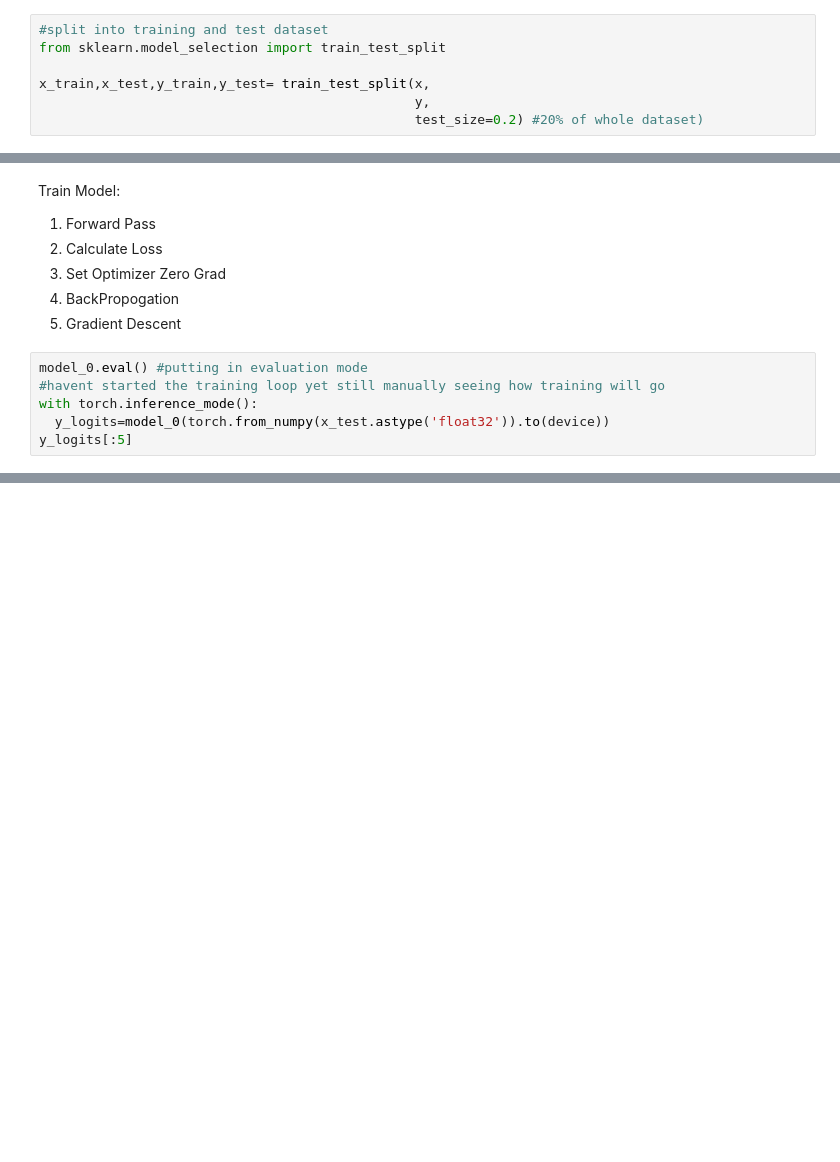
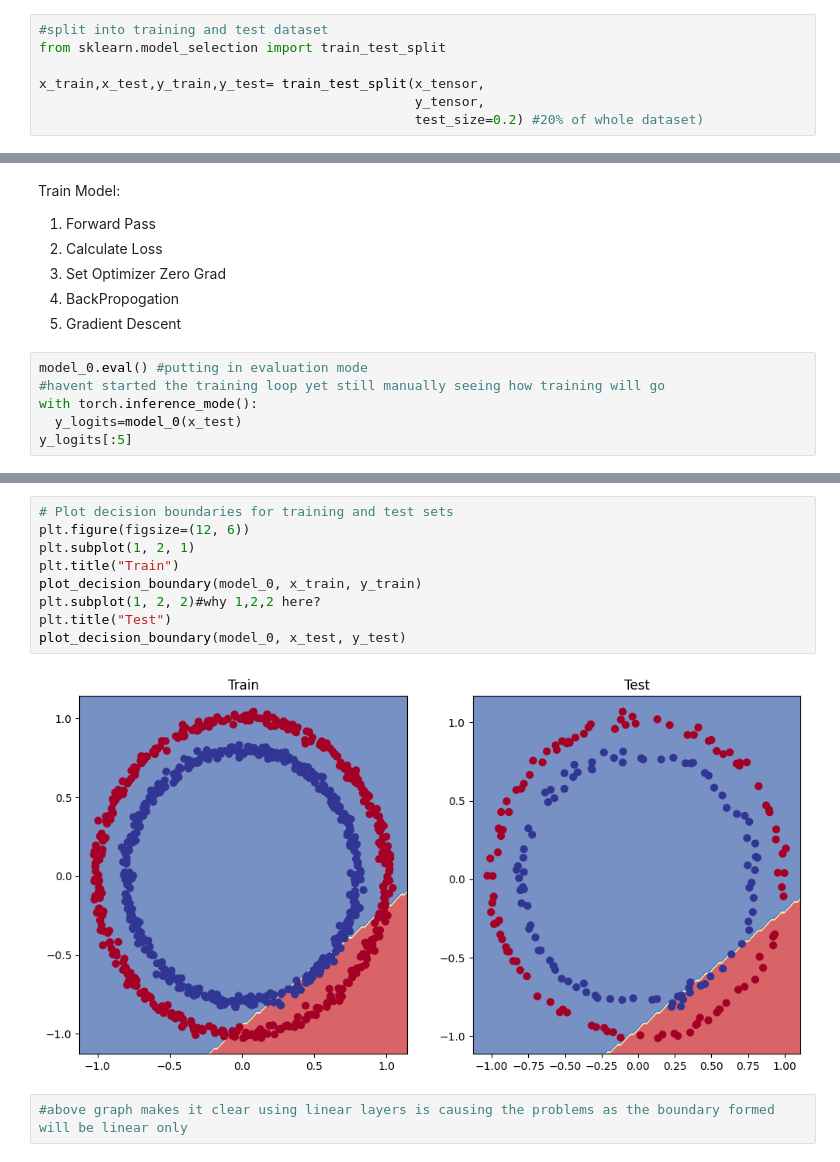
Before and after one commit to FrodoBaggins87/Neural_Networks, a Jupyter notebook: Classification.ipynb, the cells around one changed output, grey strips where cells are left out. Saved outputs shown, nothing was run; the diff lists cells and outputs as text; blank space fills up the shorter version.

```diff
--- a/Classification.ipynb
+++ b/Classification.ipynb
@@ -54,8 +84,8 @@ type(x_tensor),type(y_tensor),x_tensor.dtype,y_tensor.dtype
 #split into training and test dataset
 from sklearn.model_selection import train_test_split
 
-x_train,x_test,y_train,y_test= train_test_split(x,
-                                                y,
+x_train,x_test,y_train,y_test= train_test_split(x_tensor,
+                                                y_tensor,
                                                 test_size=0.2) #20% of whole dataset)
 # %%
 len(x_train),len(x_test),len(y_train),len(y_test)
@@ -145,6 +211,6 @@ Train Model:
 model_0.eval() #putting in evaluation mode
 #havent started the training loop yet still manually seeing how training will go
 with torch.inference_mode():
-  y_logits=model_0(torch.from_numpy(x_test.astype('float32')).to(device))
+  y_logits=model_0(x_test)
 y_logits[:5]
 # %% [output]
@@ -165,0 +369,13 @@ y_preds.squeeze()
+# %%
+# Plot decision boundaries for training and test sets
+plt.figure(figsize=(12, 6))
+plt.subplot(1, 2, 1)
+plt.title("Train")
+plot_decision_boundary(model_0, x_train, y_train)
+plt.subplot(1, 2, 2)#why 1,2,2 here?
+plt.title("Test")
+plot_decision_boundary(model_0, x_test, y_test)
+# %% [output]
+[figure, added]
+# %%
+#above graph makes it clear using linear layers is causing the problems as the boundary formed will be linear only
```
Also changed, not shown: parts of 25 cells of this notebook.
